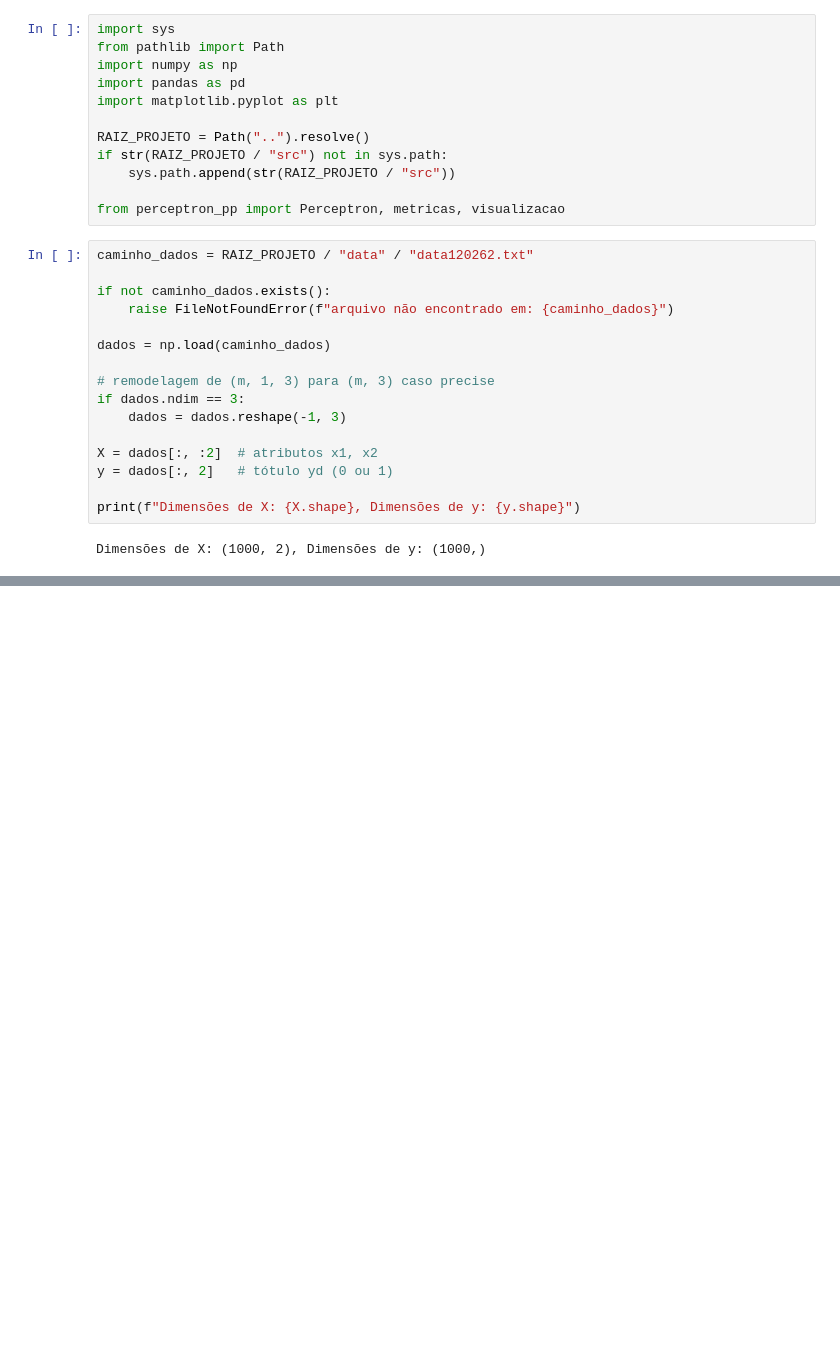
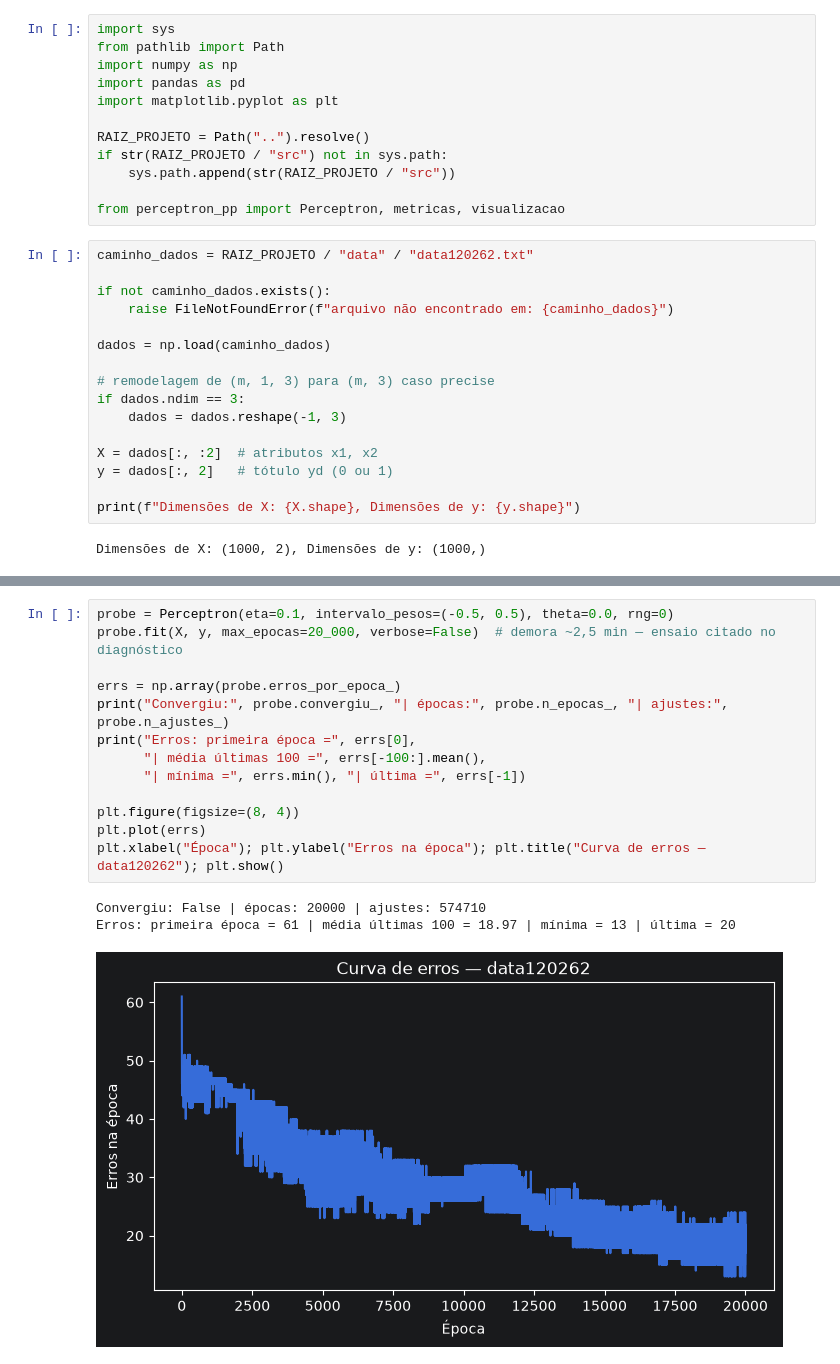
Before and after one commit to arthur-rezende/rna-2026-pp2, a Jupyter notebook: notebooks/02_parte2.ipynb, the cells around one changed output, grey strips where cells are left out. Drawn from its saved outputs; the diff is of its cells as text; blank space fills up the shorter version.

```diff
--- a/notebooks/02_parte2.ipynb
+++ b/notebooks/02_parte2.ipynb
@@ -126,0 +175,17 @@ Linearmente separável: True
+# %%
+probe = Perceptron(eta=0.1, intervalo_pesos=(-0.5, 0.5), theta=0.0, rng=0)
+probe.fit(X, y, max_epocas=20_000, verbose=False)  # demora ~2,5 min — ensaio citado no diagnóstico
+
+errs = np.array(probe.erros_por_epoca_)
+print("Convergiu:", probe.convergiu_, "| épocas:", probe.n_epocas_, "| ajustes:", probe.n_ajustes_)
+print("Erros: primeira época =", errs[0],
+      "| média últimas 100 =", errs[-100:].mean(),
+      "| mínima =", errs.min(), "| última =", errs[-1])
+
+plt.figure(figsize=(8, 4))
+plt.plot(errs)
+plt.xlabel("Época"); plt.ylabel("Erros na época"); plt.title("Curva de erros — data120262"); plt.show()
+# %% [output]
+Convergiu: False | épocas: 20000 | ajustes: 574710
+Erros: primeira época = 61 | média últimas 100 = 18.97 | mínima = 13 | última = 20
+[figure, added]
```
Also changed, not shown: parts of 6 cells of this notebook, 7 other files.
